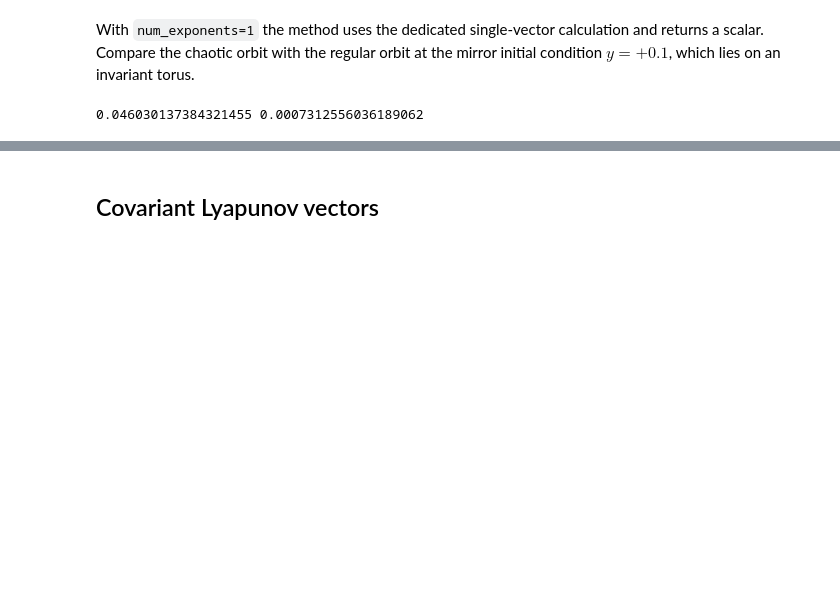
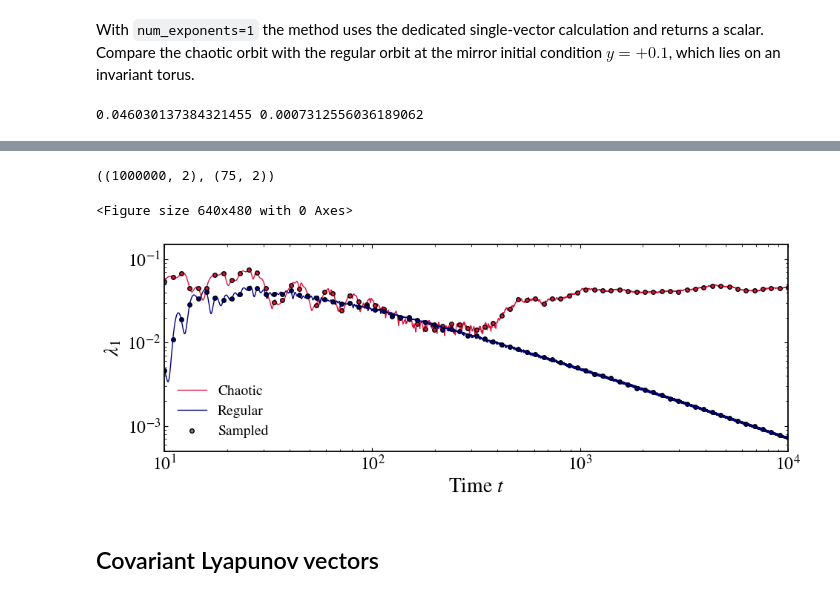
Before and after one commit to mrolims/pynamicalsys, a Jupyter notebook: docs/source/_static/hamiltonian_system_tutorial.ipynb, the cells around one changed output, grey strips where cells are left out. Saved outputs shown, nothing was run; the diff lists cells and outputs as text; code cells hidden in the pictures; blank space fills up the shorter version.

Commit message:
docs: add sample_times example to the Hamiltonian lyapunov docs

```diff
--- a/docs/source/_static/hamiltonian_system_tutorial.ipynb
+++ b/docs/source/_static/hamiltonian_system_tutorial.ipynb
@@ -526,3 +532,49 @@ print(largest_chaotic, largest_regular)
+# %%
+sample_times = np.geomspace(10.0, total_time, 75)
+
+histories = {}
+for label, q0, p0 in [
+    ("Chaotic", q_chaotic, p_chaotic),
+    ("Regular", q_regular, p_regular),
+]:
+    full = system.lyapunov(q0, p0, total_time, num_exponents=1, return_history=True)
+    sampled = system.lyapunov(
+        q0,
+        p0,
+        total_time,
+        num_exponents=1,
+        return_history=True,
+        sample_times=sample_times,
+    )
+    histories[label] = (full, sampled)
+
+histories["Chaotic"][0].shape, histories["Chaotic"][1].shape
+# %% [output]
+((1000000, 2), (75, 2))
+# %%
+ps = PlotStyler()
+ps.apply_style()
+fig, ax = plt.subplots(figsize=(10, 4))
+for (label, (full, sampled)), color in zip(histories.items(), ["crimson", "navy"]):
+    ax.plot(full[:, 0], full[:, 1], color=color, lw=1, label=label)
+    ax.plot(sampled[:, 0], sampled[:, 1], "o", color=color, markersize=4)
+ax.plot([], [], "o", color="gray", markersize=4, label="Sampled")
+ax.set_xscale("log")
+ax.set_yscale("log")
+ax.set_xlabel("Time $t$")
+ax.set_ylabel(r"$\lambda_1$")
+ax.set_xlim(10.0, total_time)
+ax.set_ylim(5e-4, 0.15)
+ax.legend(loc="lower left", frameon=False)
+fig.tight_layout()
+plt.savefig(
+    f"{path_figures}/henon_heiles_lyapunov_sampled.png",
+    dpi=400,
+    bbox_inches="tight",
+)
+# %% [output]
+<Figure size 640x480 with 0 Axes>
+[figure, added]
 # %% [markdown]
 ## Covariant Lyapunov vectors
 # %% [markdown]
```
Also changed, not shown: parts of 1 cell of this notebook, 3 other files.
